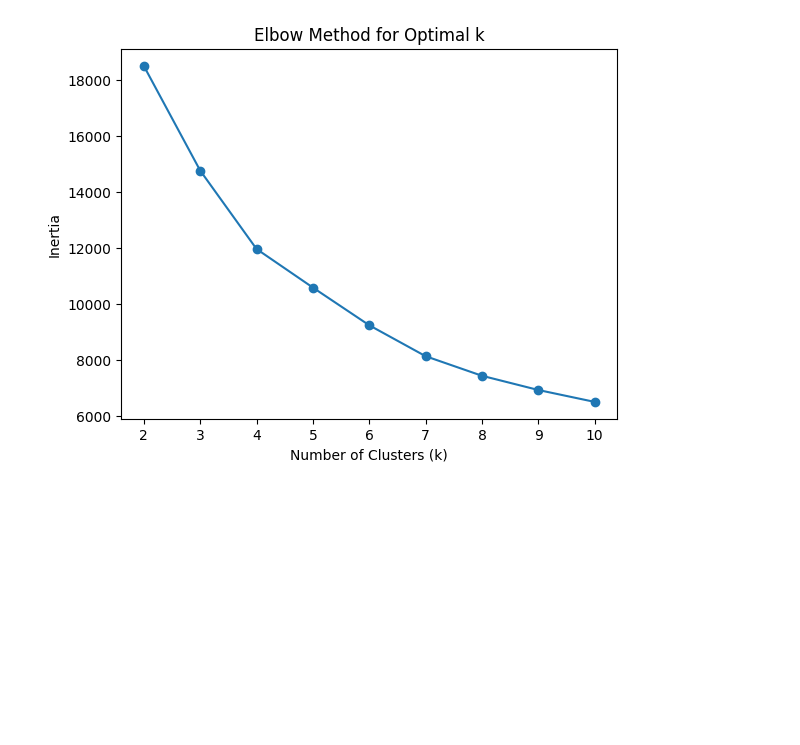
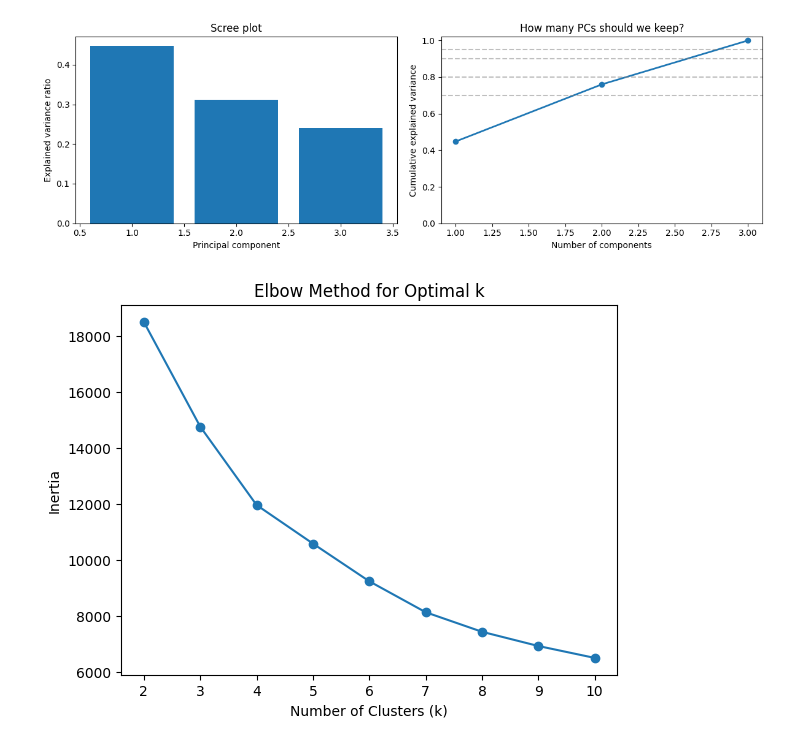
Before and after one commit to waltervogelmann/STAT486-Final-Project, a Jupyter notebook: notebooks/unsupervised.ipynb, the cells around one changed output. Drawn from its saved outputs; the diff is of its cells as text; code cells hidden in the pictures; blank space fills up the shorter version.

```diff
--- a/notebooks/unsupervised.ipynb
+++ b/notebooks/unsupervised.ipynb
@@ -12,6 +17,7 @@ df = pd.read_csv("../data/spotify_data_clean.csv")
 # %%
 df["artist_followers_log"] = np.log1p(df["artist_followers"])
 df["artist_impact"] = df["artist_followers_log"] * df["artist_popularity"]
+df["release_year"] = pd.to_datetime(df["album_release_date"]).dt.year
 
 features = [
     "artist_impact",
@@ -33,3 +114,32 @@ X_scaled = scaler.fit_transform(X)
+# %%
+fig, ax = plt.subplots(1, 2, figsize=(12, 4))
+
+ax[0].bar(
+    explained_variance["component"],
+    explained_variance["explained_variance_ratio"],
+    #color="#4c72b0",
+)
+ax[0].set_xlabel("Principal component")
+ax[0].set_ylabel("Explained variance ratio")
+ax[0].set_title("Scree plot")
+
+ax[1].plot(
+    explained_variance["component"],
+    explained_variance["cumulative_explained_variance"],
+    marker="o",
+    linewidth=2,
+    #color="#dd8452",
+)
+for threshold in [0.70, 0.80, 0.90, 0.95]:
+    ax[1].axhline(threshold, linestyle="--", color="gray", alpha=0.5)
+ax[1].set_xlabel("Number of components")
+ax[1].set_ylabel("Cumulative explained variance")
+ax[1].set_title("How many PCs should we keep?")
+ax[1].set_ylim(0, 1.02)
+
+plt.tight_layout()
+# %% [output]
+[figure, added]
 # %%
 inertia = []
 k_values = range(2, 11)
```
Also changed, not shown: parts of 4 cells of this notebook, 2 other files.
